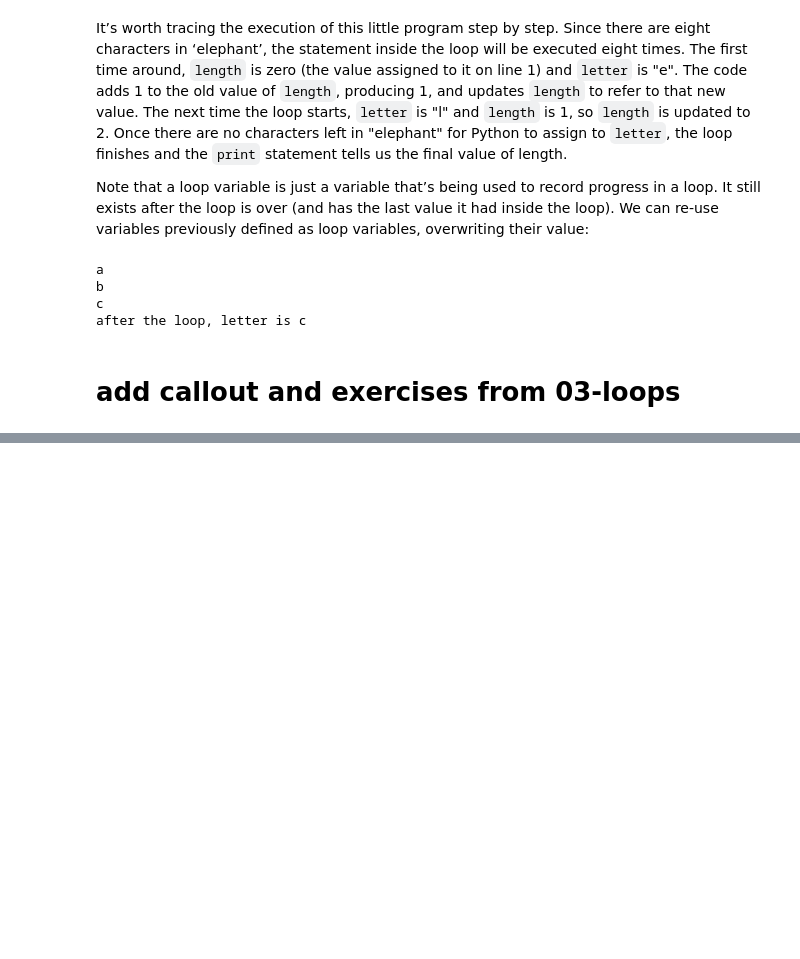
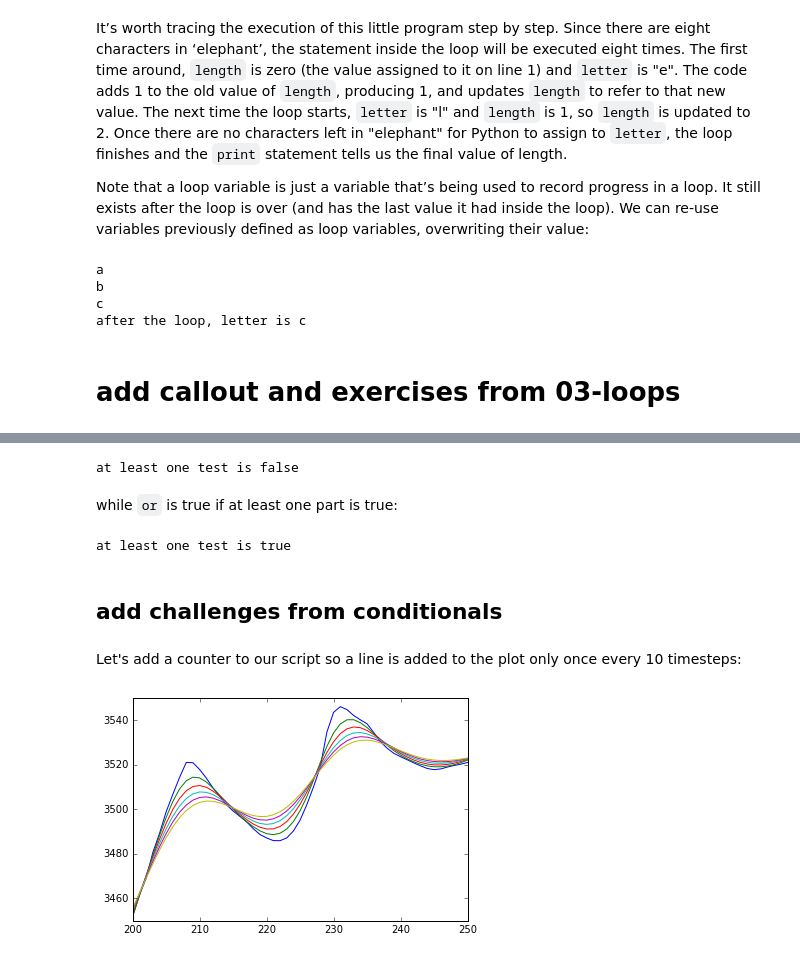
Before and after one commit to csdms/csdms-carpentry, a Jupyter notebook: lessons/python/04-models.ipynb, the cells around one changed output, grey strips where cells are left out. Saved outputs shown, nothing was run; the diff lists cells and outputs as text; code cells hidden in the pictures; blank space fills up the shorter version.

```diff
--- a/lessons/python/04-models.ipynb
+++ b/lessons/python/04-models.ipynb
@@ -179,0 +345,60 @@ after the loop, letter is c
+# %%
+if (1 > 0) and (-1 > 0):
+    print 'both tests are true'
+else:
+    print 'at least one test is false'
+# %% [output]
+at least one test is false
+# %% [markdown]
+while `or` is true if at least one part is true:
+# %%
+if (1 > 0) or (-1 > 0):
+    print 'at least one test is true'
+else:
+    print 'neither test is true'
+# %% [output]
+at least one test is true
+# %% [markdown]
+## add challenges from conditionals
+# %% [markdown]
+Let's add a counter to our script so a line is added to the plot only once every 10 timesteps:
+# %%
+import numpy as np
+from matplotlib import pyplot as plt
+%matplotlib inline
+
+topo = np.loadtxt('data/topo.asc', delimiter=',')
+profile = topo[:,120]
+
+K = 1
+dt = 1
+dx = 2 #meters
+
+maxt = 50
+counter = 0
+
+plt.plot(profile, hold=True)
+
+for t in range(0,maxt,dt):
+
+    newProfile = np.zeros_like(profile)
+
+    newProfile[0] = profile[0]
+    newProfile[-1] = profile[-1]
+
+    for i in range(1,len(profile)-1):
+        newProfile[i] = profile[i] + K * dt * (profile[i+1] - 2 * profile[i] + profile[i-1]) / dx**2
+
+    profile = newProfile.copy()
+
+    counter = counter + 1
+
+    if counter == 10:
+
+        counter = 0
+
+        plt.plot(profile)
+        plt.xlim((200,250))
+        plt.ylim((3450,3550))
+# %% [output]
+[figure, added]
```
Also changed, not shown: parts of 24 cells of this notebook.
